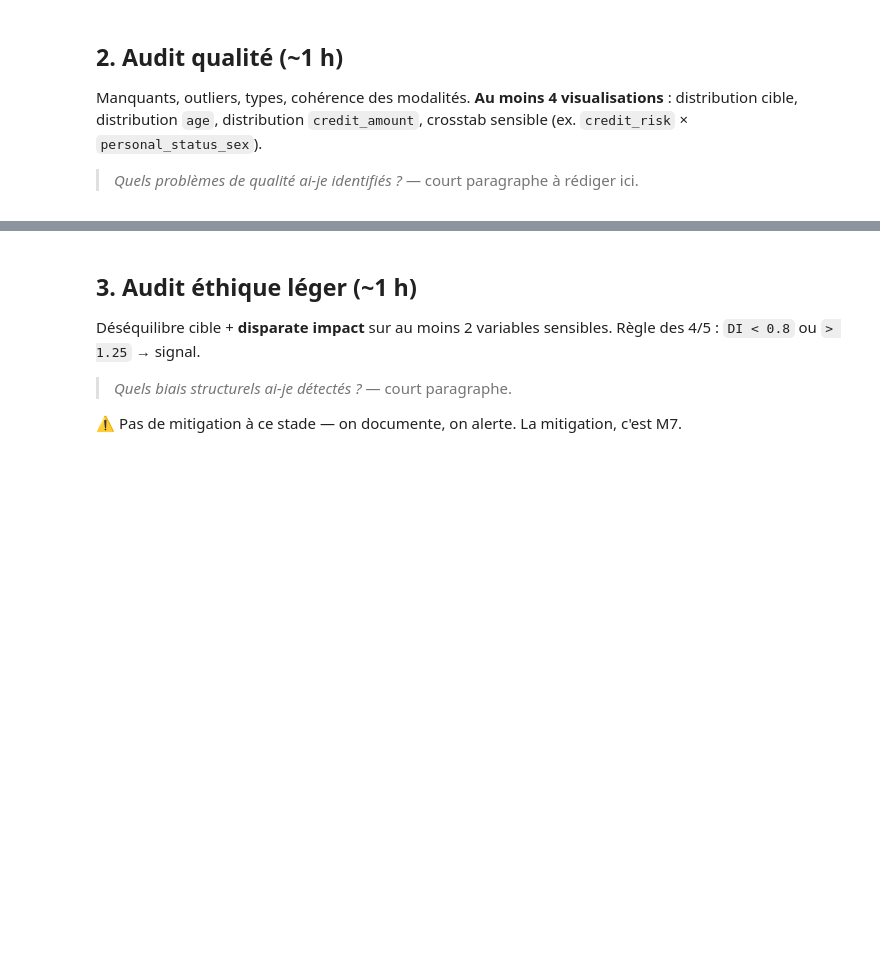
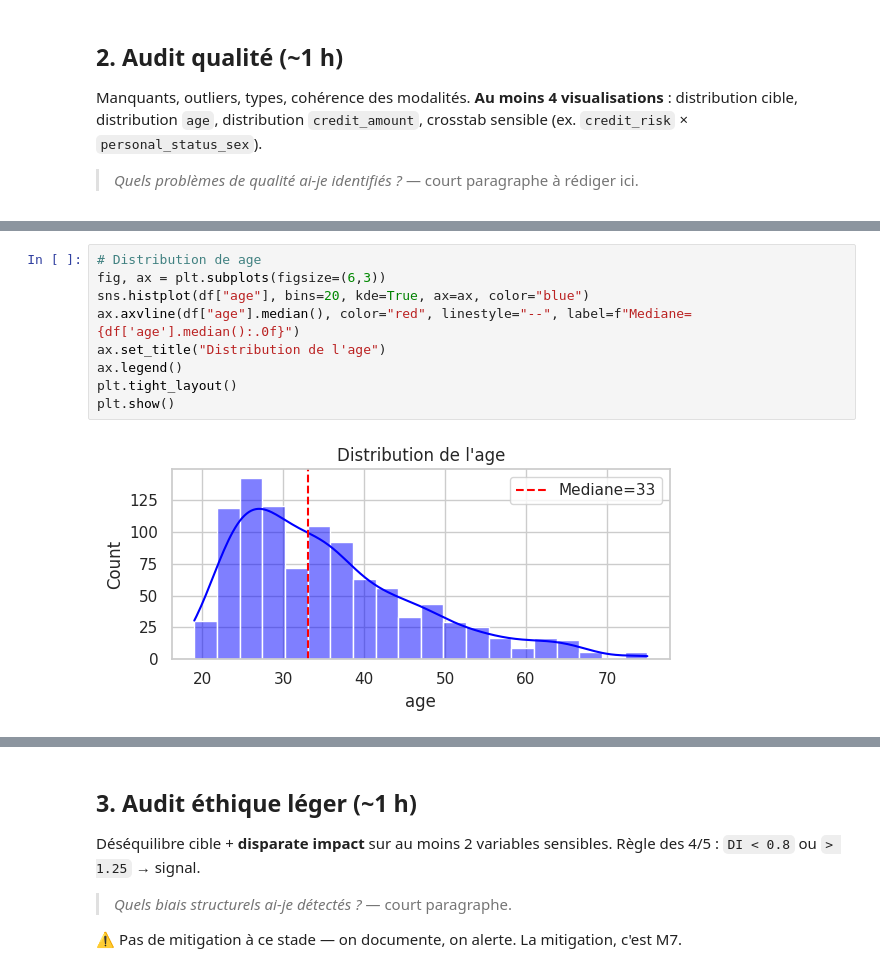
Before and after one commit to A949196/m2-b1-tom-carpentier, a Jupyter notebook: notebooks/M2-B1_tom_carpentier.ipynb, the cells around one changed output, grey strips where cells are left out. Cells and saved outputs as stored; diff of their text form; blank space fills up the shorter version.

```diff
--- a/notebooks/M2-B1_tom_carpentier.ipynb
+++ b/notebooks/M2-B1_tom_carpentier.ipynb
@@ -96,0 +116,11 @@ visualisations** : distribution cible, distribution `age`, distribution
+# %%
+# Distribution de age
+fig, ax = plt.subplots(figsize=(6,3))
+sns.histplot(df["age"], bins=20, kde=True, ax=ax, color="blue")
+ax.axvline(df["age"].median(), color="red", linestyle="--", label=f"Mediane={df['age'].median():.0f}")
+ax.set_title("Distribution de l'age")
+ax.legend()
+plt.tight_layout()
+plt.show()
+# %% [output]
+[figure, added]
```
Also changed, not shown: parts of 10 cells of this notebook.
